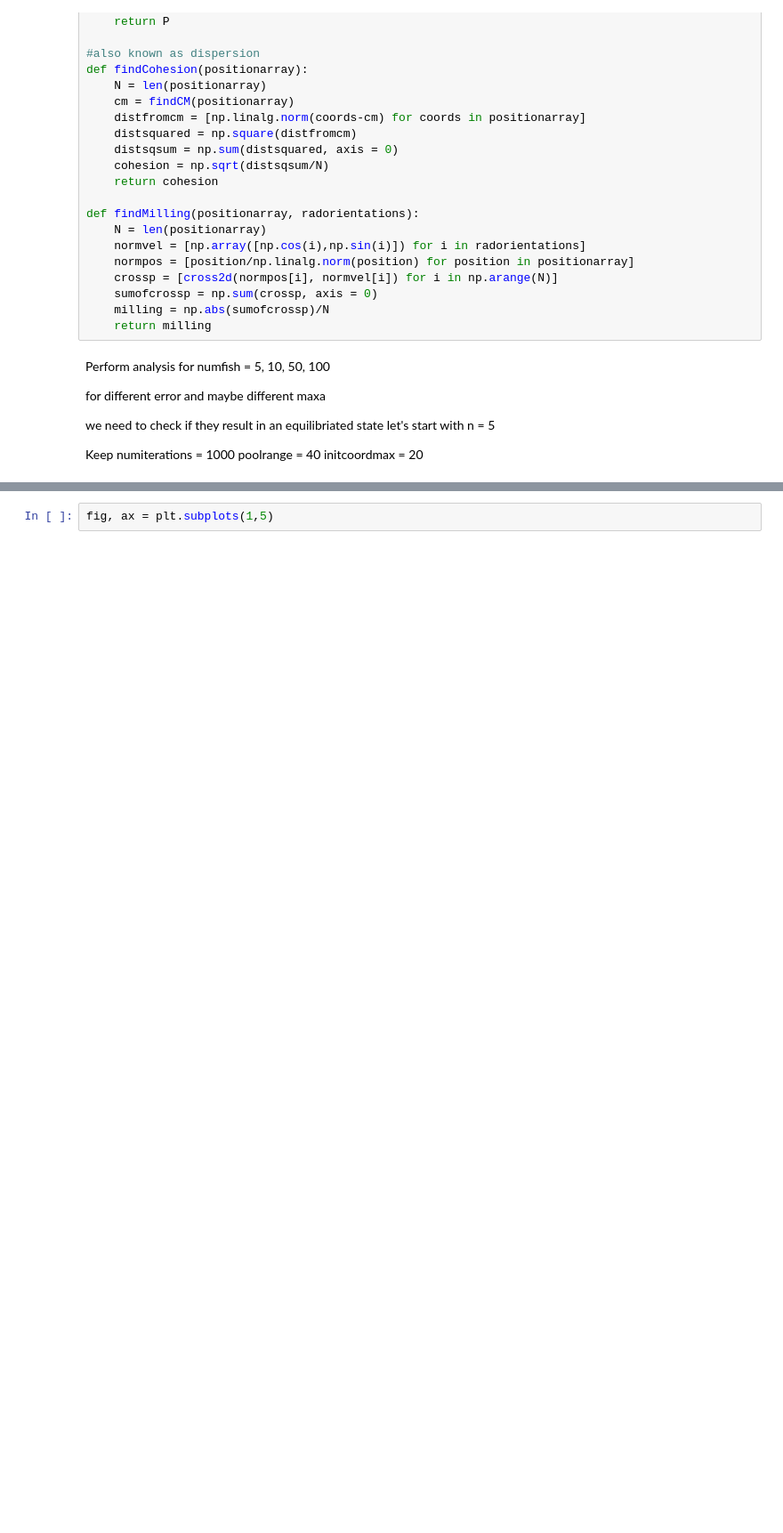
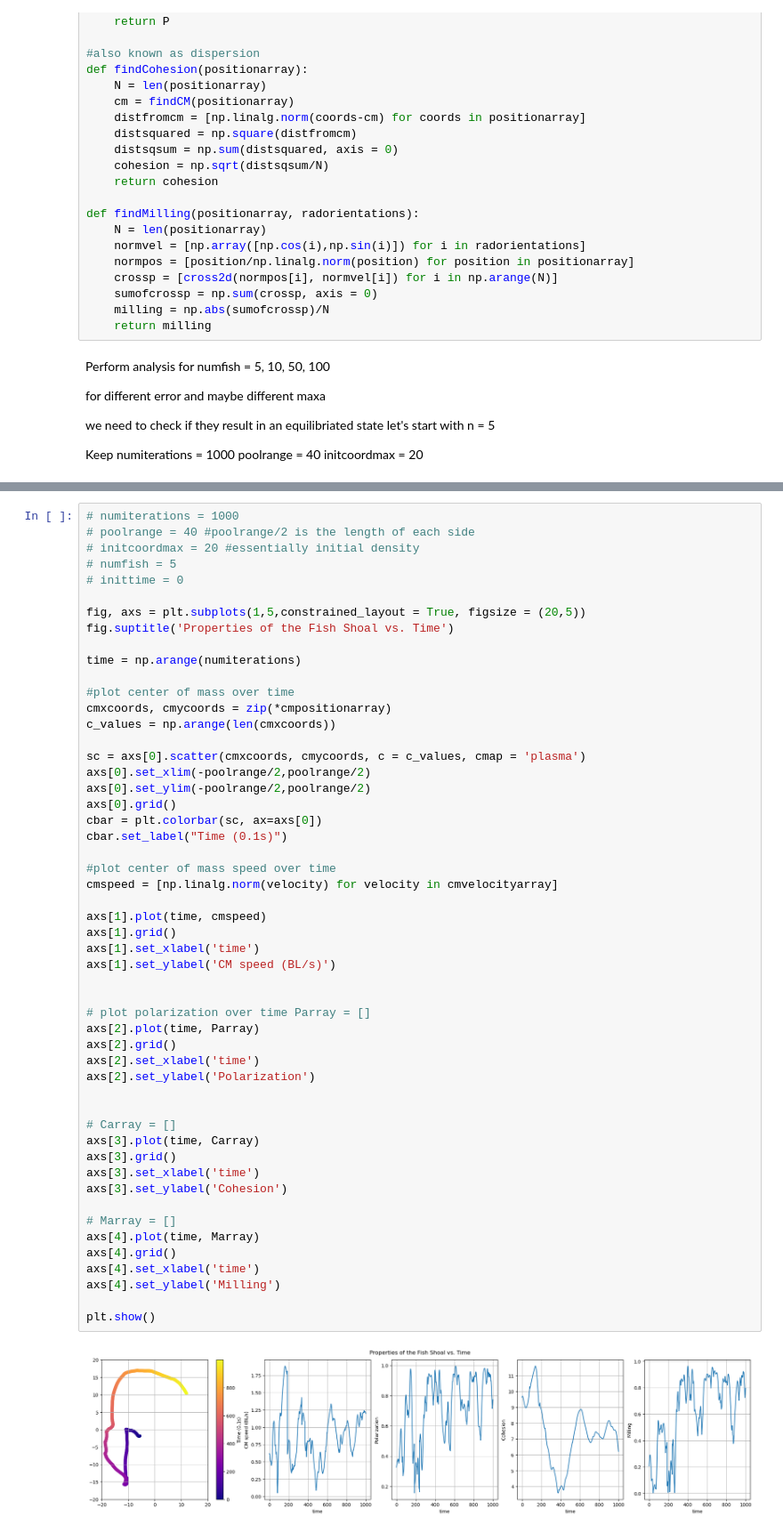
Before and after one commit to Bobomoto/PHYS250-Final-Project, a Jupyter notebook: Finalproject.ipynb, the cells around one changed output, grey strips where cells are left out. Shown at 89% size. Drawn from its saved outputs; the diff is of its cells as text; blank space fills up the shorter version.

```diff
--- a/Finalproject.ipynb
+++ b/Finalproject.ipynb
@@ -558,2 +559,54 @@ plot(pos, motorientations, viewrange = (-poolrange/2,poolrange/2), title = f't =
-# %%
-fig, ax = plt.subplots(1,5)
+# %%
+# numiterations = 1000
+# poolrange = 40 #poolrange/2 is the length of each side
+# initcoordmax = 20 #essentially initial density
+# numfish = 5
+# inittime = 0
+
+fig, axs = plt.subplots(1,5,constrained_layout = True, figsize = (20,5))
+fig.suptitle('Properties of the Fish Shoal vs. Time')
+
+time = np.arange(numiterations)
+
+#plot center of mass over time
+cmxcoords, cmycoords = zip(*cmpositionarray)
+c_values = np.arange(len(cmxcoords))
+
+sc = axs[0].scatter(cmxcoords, cmycoords, c = c_values, cmap = 'plasma')
+axs[0].set_xlim(-poolrange/2,poolrange/2)
+axs[0].set_ylim(-poolrange/2,poolrange/2)
+axs[0].grid()
+cbar = plt.colorbar(sc, ax=axs[0])
+cbar.set_label("Time (0.1s)")
+
+#plot center of mass speed over time
+cmspeed = [np.linalg.norm(velocity) for velocity in cmvelocityarray]
+
+axs[1].plot(time, cmspeed)
+axs[1].grid()
+axs[1].set_xlabel('time')
+axs[1].set_ylabel('CM speed (BL/s)')
+
+
+# plot polarization over time Parray = []
+axs[2].plot(time, Parray)
+axs[2].grid()
+axs[2].set_xlabel('time')
+axs[2].set_ylabel('Polarization')
+
+
+# Carray = []
+axs[3].plot(time, Carray)
+axs[3].grid()
+axs[3].set_xlabel('time')
+axs[3].set_ylabel('Cohesion')
+
+# Marray = []
+axs[4].plot(time, Marray)
+axs[4].grid()
+axs[4].set_xlabel('time')
+axs[4].set_ylabel('Milling')
+
+plt.show()
+# %% [output]
+[figure, added]
```
Also changed, not shown: parts of 9 cells of this notebook.
